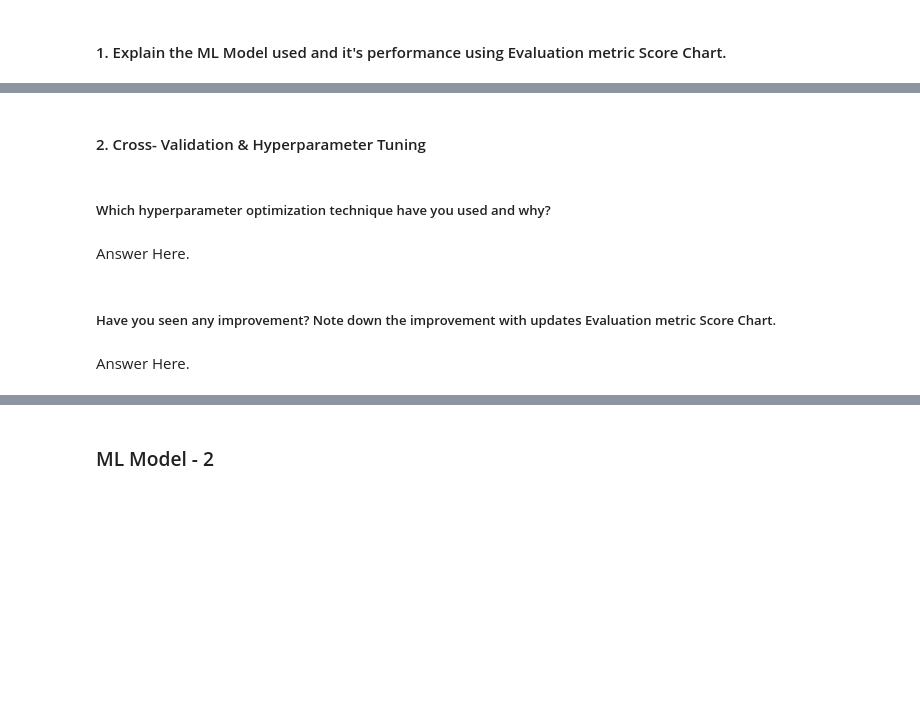
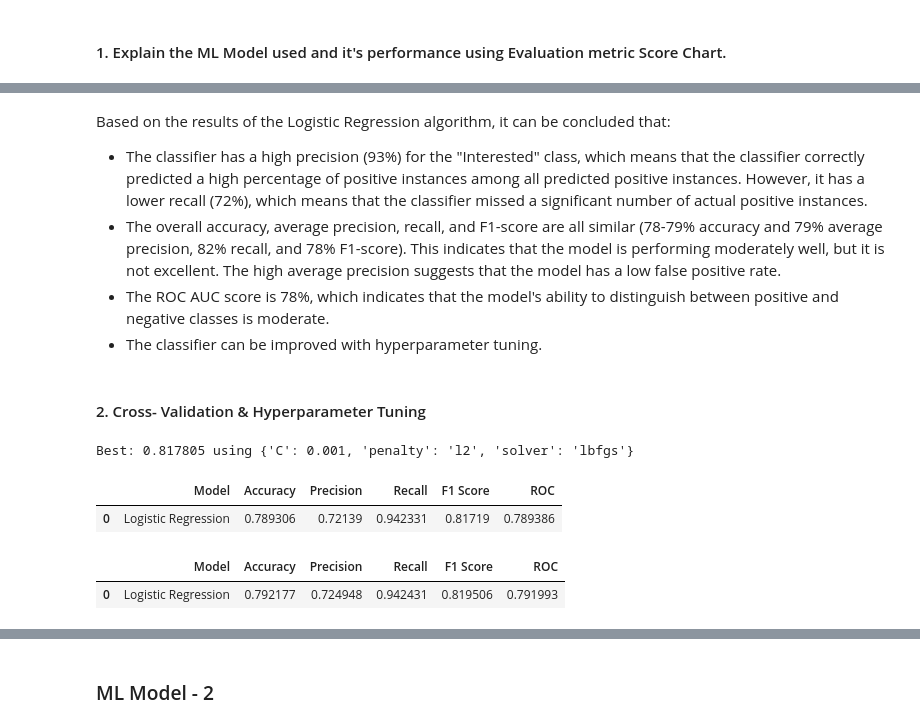
Before and after one commit to saidul-mondal-au7/health_insurance_cross_sell_prediction, a Jupyter notebook: health_insurance_cross_sell_prediction.ipynb, the cells around one changed output, grey strips where cells are left out. Saved outputs shown, nothing was run; the diff lists cells and outputs as text; code cells hidden in the pictures; blank space fills up the shorter version.

```diff
--- a/health_insurance_cross_sell_prediction.ipynb
+++ b/health_insurance_cross_sell_prediction.ipynb
@@ -982,2 +1079,9 @@ I used MinMaxscaler as it preserves the shape of the original distribution. Note
+# %% [markdown]
+Based on the results of the Logistic Regression algorithm, it can be concluded that:
+
+* The classifier has a high precision (93%) for the "Interested" class, which means that the classifier correctly predicted a high percentage of positive instances among all predicted positive instances. However, it has a lower recall (72%), which means that the classifier missed a significant number of actual positive instances.
+* The overall accuracy, average precision, recall, and F1-score are all similar (78-79% accuracy and 79% average precision, 82% recall, and 78% F1-score). This indicates that the model is performing moderately well, but it is not excellent. The high average precision suggests that the model has a low false positive rate.
+* The ROC AUC score is 78%, which indicates that the model's ability to distinguish between positive and negative classes is moderate.
+* The classifier can be improved with hyperparameter tuning.
 # %% [markdown]
 #### 2. Cross- Validation & Hyperparameter Tuning
@@ -990,8 +1088,53 @@ I used MinMaxscaler as it preserves the shape of the original distribution. Note
-# %% [markdown]
-##### Which hyperparameter optimization technique have you used and why?
-# %% [markdown]
-Answer Here.
-# %% [markdown]
-##### Have you seen any improvement? Note down the improvement with updates Evaluation metric Score Chart.
-# %% [markdown]
-Answer Here.
+# %%
+# ML Model - 1 Implementation with hyperparameter optimization techniques (i.e., GridSearch CV)
+logistic = LogisticRegression(max_iter=100)
+solvers = ['lbfgs']
+penalty = ['10','l2','14','16','20','18']
+c_values = [1000,100, 10, 1.0, 0.1, 0.01,0.001]
+
+# define grid search
+grid = dict(solver=solvers,penalty=penalty,C=c_values)
+
+# cv = RepeatedStratifiedKFold(n_splits=10, n_repeats=3, random_state=1)
+grid_search = GridSearchCV(logistic, param_grid=grid, n_jobs=-1, cv=5, scoring='f1',error_score=0)
+
+# Fit the Algorithm
+grid_result=grid_search.fit(X_train, y_train)
+
+print("Best: %f using %s" % (grid_result.best_score_, grid_result.best_params_))
+
+
+# Predict on the model
+# Get the predicted classes
+train_class_preds = grid_result.predict(X_train)
+test_class_preds = grid_result.predict(X_test)
+# %% [output]
+Best: 0.817805 using {'C': 0.001, 'penalty': 'l2', 'solver': 'lbfgs'}
+# %%
+# result dataframe for train data
+lr_train_roc=roc_auc_score(y_train, train_class_preds)
+lr_train_acc = accuracy_score(y_train, train_class_preds)
+lr_train_prec = precision_score(y_train, train_class_preds)
+lr_train_rec = recall_score(y_train, train_class_preds)
+lr_train_f1 = f1_score(y_train, train_class_preds)
+
+results = pd.DataFrame([['Logistic Regression', lr_train_acc,lr_train_prec,lr_train_rec, lr_train_f1,lr_train_roc]],
+               columns = ['Model', 'Accuracy', 'Precision', 'Recall', 'F1 Score','ROC'])
+results
+# %% [output]
+|  | Model | Accuracy | Precision | Recall | F1 Score | ROC |
+| 0 | Logistic Regression | 0.789306 | 0.72139 | 0.942331 | 0.81719 | 0.789386 |
+# %%
+# result dataframe for test data
+lr_test_roc=roc_auc_score(y_test, test_class_preds)
+lr_test_acc = accuracy_score(y_test, test_class_preds)
+lr_test_prec = precision_score(y_test, test_class_preds)
+lr_test_rec = recall_score(y_test, test_class_preds)
+lr_test_f1 = f1_score(y_test, test_class_preds)
+
+results = pd.DataFrame([['Logistic Regression', lr_test_acc,lr_test_prec,lr_test_rec, lr_test_f1,lr_test_roc]],
+               columns = ['Model', 'Accuracy', 'Precision', 'Recall', 'F1 Score','ROC'])
+results
+# %% [output]
+|  | Model | Accuracy | Precision | Recall | F1 Score | ROC |
+| 0 | Logistic Regression | 0.792177 | 0.724948 | 0.942431 | 0.819506 | 0.791993 |
```
Also changed, not shown: parts of 20 cells of this notebook.
